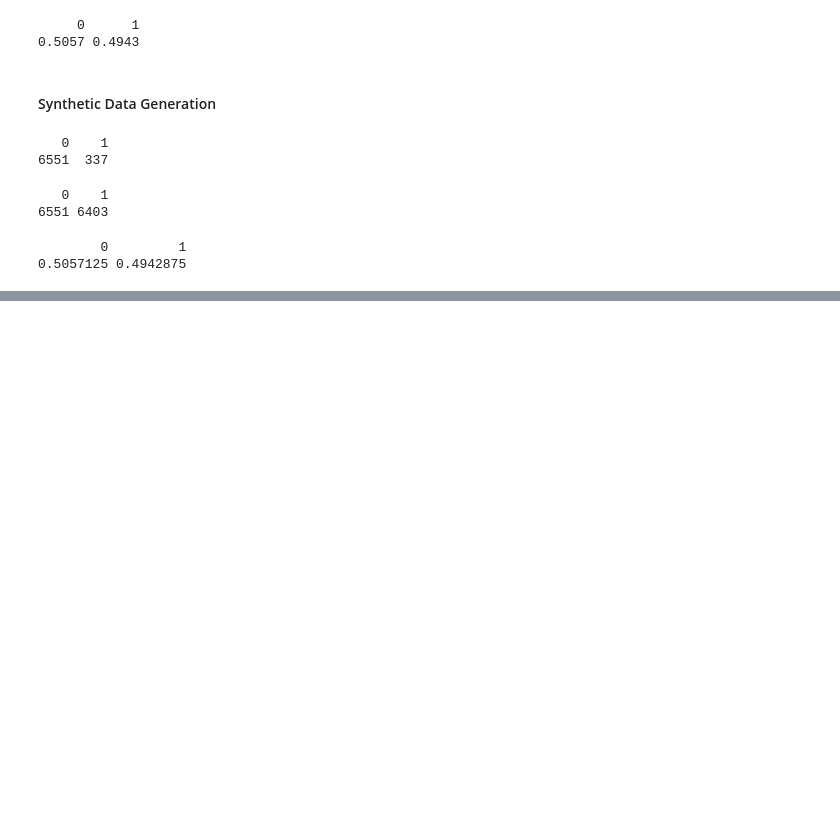
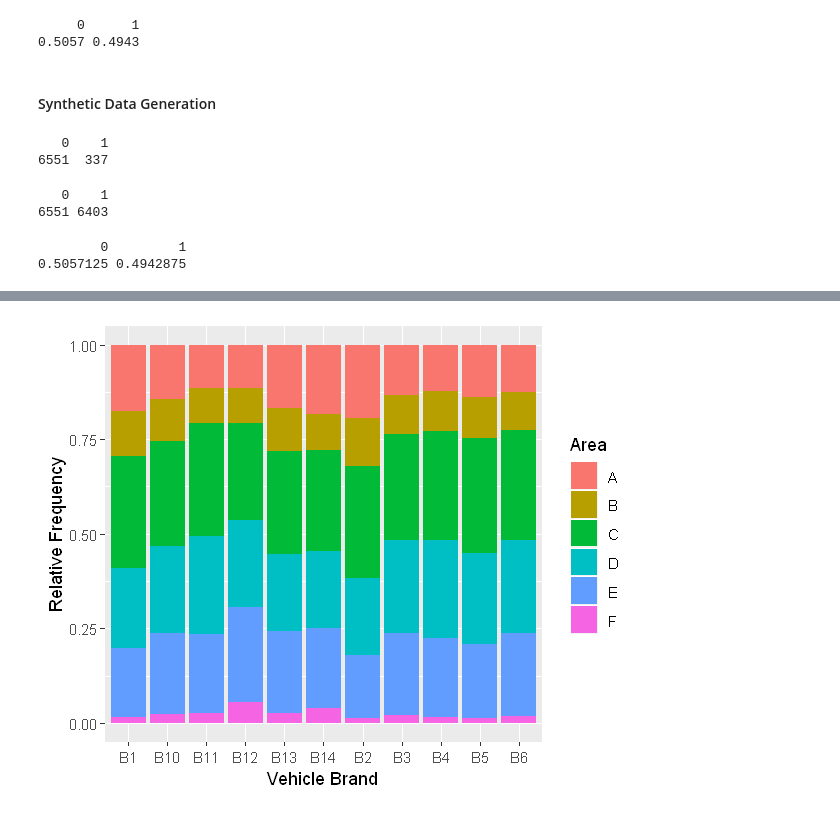
Before and after one commit to LanceWhitehorn/ACST4005, a Jupyter notebook: 05 - Data Understanding & Preparation (Part 3).ipynb, the cells around one changed output, grey strips where cells are left out. Drawn from its saved outputs; the diff is of its cells as text; code cells hidden in the pictures; blank space fills up the shorter version.

```diff
--- a/05 - Data Understanding & Preparation (Part 3).ipynb
+++ b/05 - Data Understanding & Preparation (Part 3).ipynb
@@ -603,0 +673,14 @@ prop.table(table(smote_train$Class))
+# %%
+options(repr.plot.width=5, repr.plot.height=4)
+vehBrand_byArea <- casMotor %>%
+    group_by(VehBrand, Area) %>%
+    summarise(count=table(Area)) %>%
+    mutate(pcByArea=count/sum(count)) # This is how much % an area contributes to the VehBrand
+# head(vehBrand_byArea)
+vehBrand_byArea %>%
+    ggplot(aes(x=VehBrand, y=pcByArea, fill=Area)) +
+    geom_col() +
+    xlab('Vehicle Brand') +
+    ylab('Relative Frequency')
+# %% [output]
+[figure, added]
```
Also changed, not shown: parts of 16 cells of this notebook.
